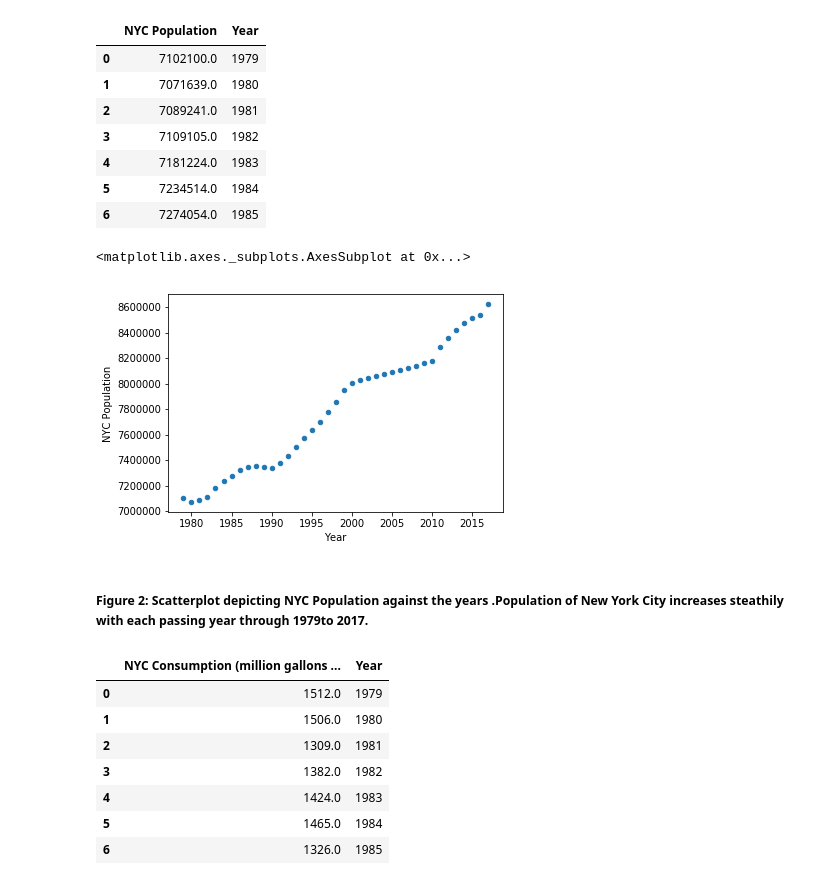
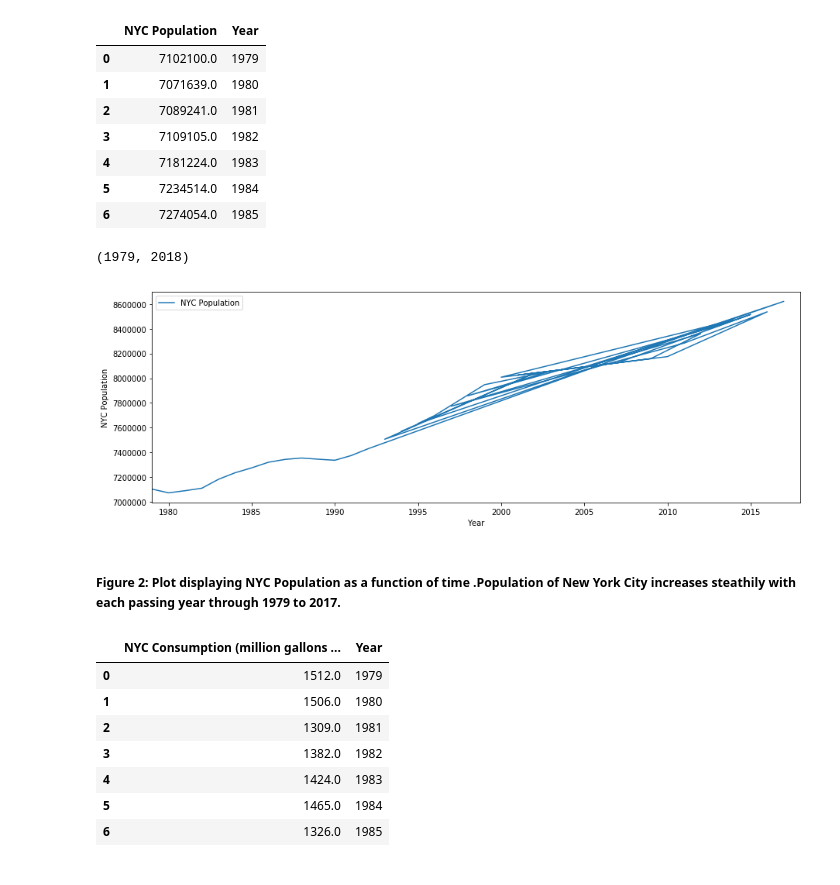
Before and after one commit to vvt221/PUI2018_vvt221, a Jupyter notebook: HW2_vvt221/Assignment2.ipynb, the cells around one changed output. Cells and saved outputs as stored; diff of their text form; code cells hidden in the pictures.

```diff
--- a/HW2_vvt221/Assignment2.ipynb
+++ b/HW2_vvt221/Assignment2.ipynb
@@ -118,14 +118,16 @@ wca_subset.head(7)
 | 4 | 7181224.0 | 1983 |
 | 5 | 7234514.0 | 1984 |
 | 6 | 7274054.0 | 1985 |
-# %%
-
-wca_subset.plot.scatter(x='Year',y='NYC Population')
-# %% [output]
-<matplotlib.axes._subplots.AxesSubplot at 0x...>
-[figure, removed]
+# %%
+ax = wca_subset.plot(x='Year',y='NYC Population',figsize=(15,5))
+#plt.figure(figsize=(10,20))
+ax.set_ylabel("NYC Population")
+ax.set_xlim(1979,2018)
+# %% [output]
+(1979, 2018)
+[figure, added]
 # %% [markdown]
-##### Figure 2: Scatterplot depicting NYC Population against the years .Population of New York City increases steathily with each passing year through 1979to 2017.
+##### Figure 2: Plot displaying NYC Population as a function of time .Population of New York City increases steathily with each passing year through 1979 to 2017.
 # %%
 wca_subset2=wca_df[['nyc_consumption_million_gallons_per_day','year']]
 
```
Also changed, not shown: parts of 3 cells of this notebook.
